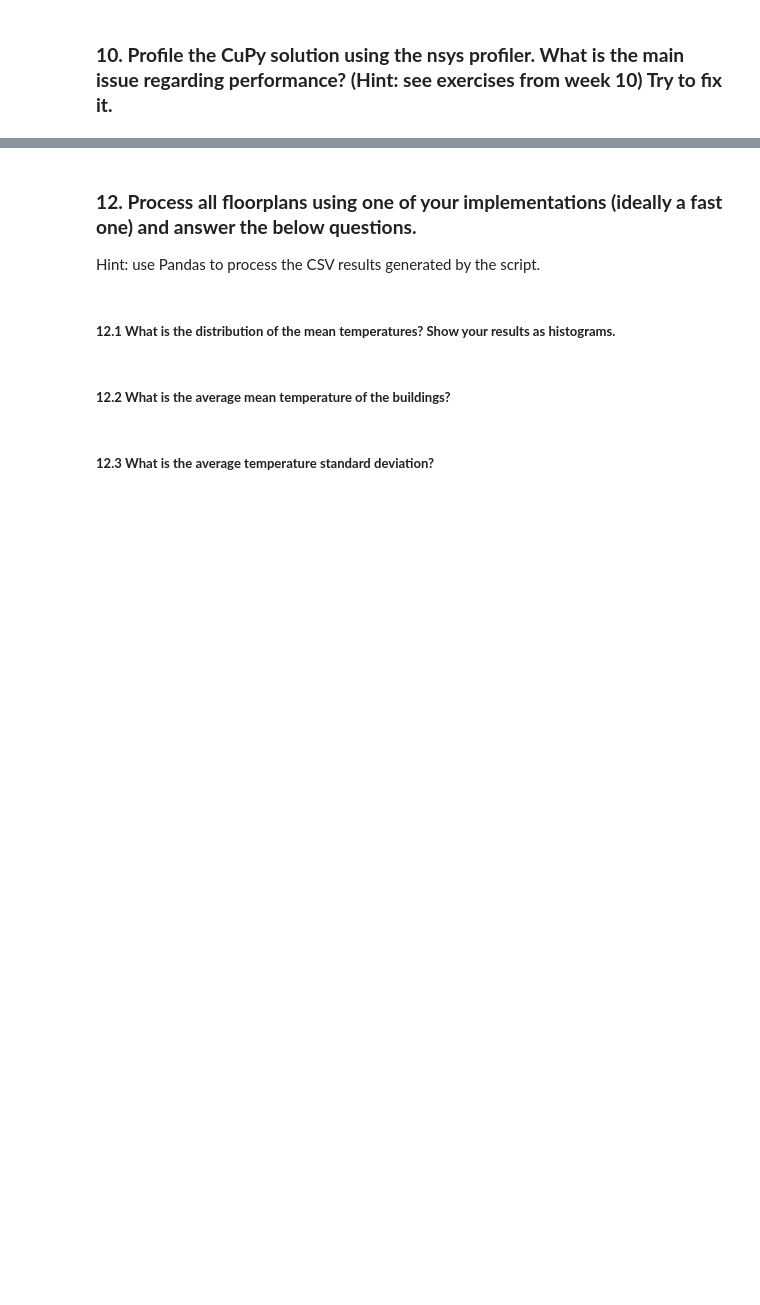
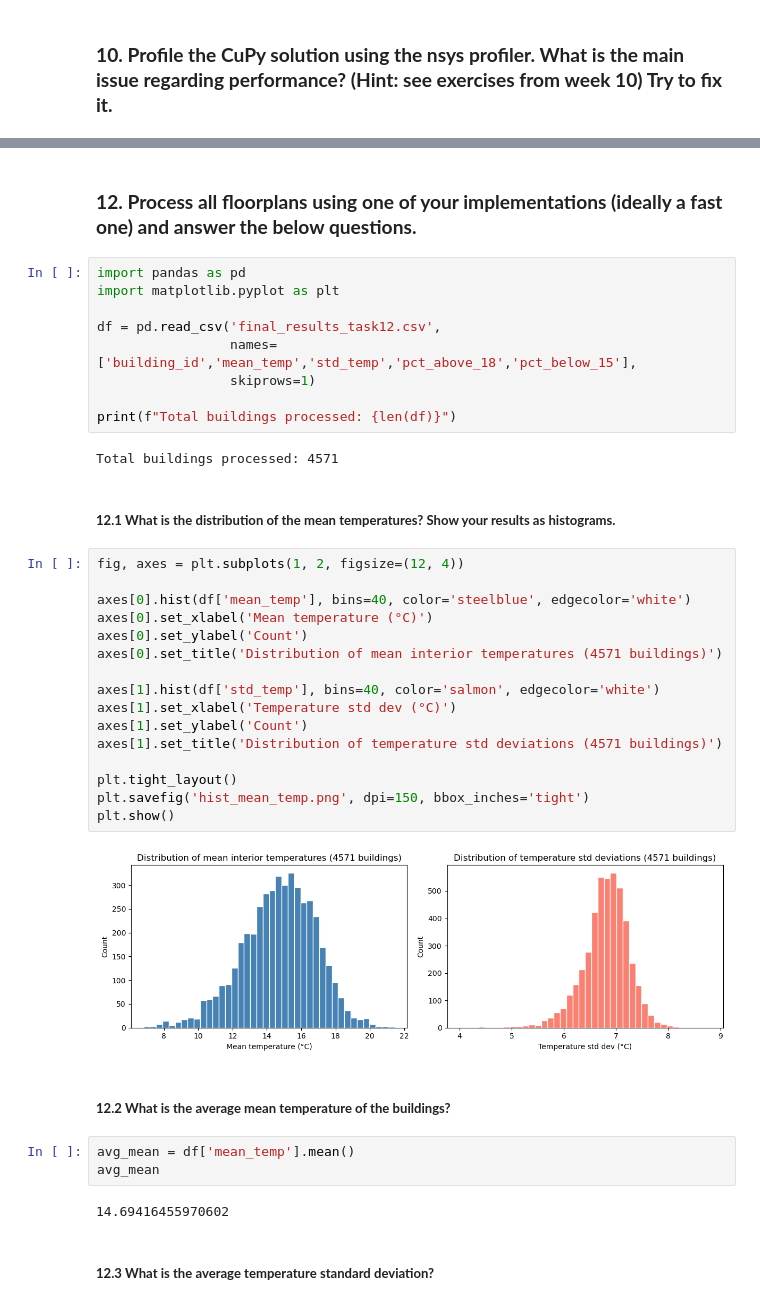
Before and after one commit to Lucialululu/02613_wall_heating_project, a Jupyter notebook: mini_project.ipynb, the cells around one changed output, grey strips where cells are left out. Saved outputs shown, nothing was run; the diff lists cells and outputs as text; blank space fills up the shorter version.

```diff
--- a/mini_project.ipynb
+++ b/mini_project.ipynb
@@ -512,10 +1446,42 @@ The limited improvement suggests that the workload per building is relatively un
 # %% [markdown]
 ### **12. Process all floorplans using one of your implementations (ideally a fast one) and answer the below questions.**
-
-Hint: use Pandas to process the CSV results generated by the script.
+# %%
+import pandas as pd
+import matplotlib.pyplot as plt
+
+df = pd.read_csv('final_results_task12.csv',
+                 names=['building_id','mean_temp','std_temp','pct_above_18','pct_below_15'],
+                 skiprows=1)
+
+print(f"Total buildings processed: {len(df)}")
+# %% [output]
+Total buildings processed: 4571
 # %% [markdown]
 ##### **12.1 What is the distribution of the mean temperatures? Show your results as histograms.**
+# %%
+fig, axes = plt.subplots(1, 2, figsize=(12, 4))
+
+axes[0].hist(df['mean_temp'], bins=40, color='steelblue', edgecolor='white')
+axes[0].set_xlabel('Mean temperature (°C)')
+axes[0].set_ylabel('Count')
+axes[0].set_title('Distribution of mean interior temperatures (4571 buildings)')
+
+axes[1].hist(df['std_temp'], bins=40, color='salmon', edgecolor='white')
+axes[1].set_xlabel('Temperature std dev (°C)')
+axes[1].set_ylabel('Count')
+axes[1].set_title('Distribution of temperature std deviations (4571 buildings)')
+
+plt.tight_layout()
+plt.savefig('hist_mean_temp.png', dpi=150, bbox_inches='tight')
+plt.show()
+# %% [output]
+[figure, added]
 # %% [markdown]
 ##### **12.2 What is the average mean temperature of the buildings?**
+# %%
+avg_mean = df['mean_temp'].mean()
+avg_mean
+# %% [output]
+14.69416455970602
 # %% [markdown]
 ##### **12.3 What is the average temperature standard deviation?**
```
Also changed, not shown: parts of 52 cells of this notebook, 1 other file.
